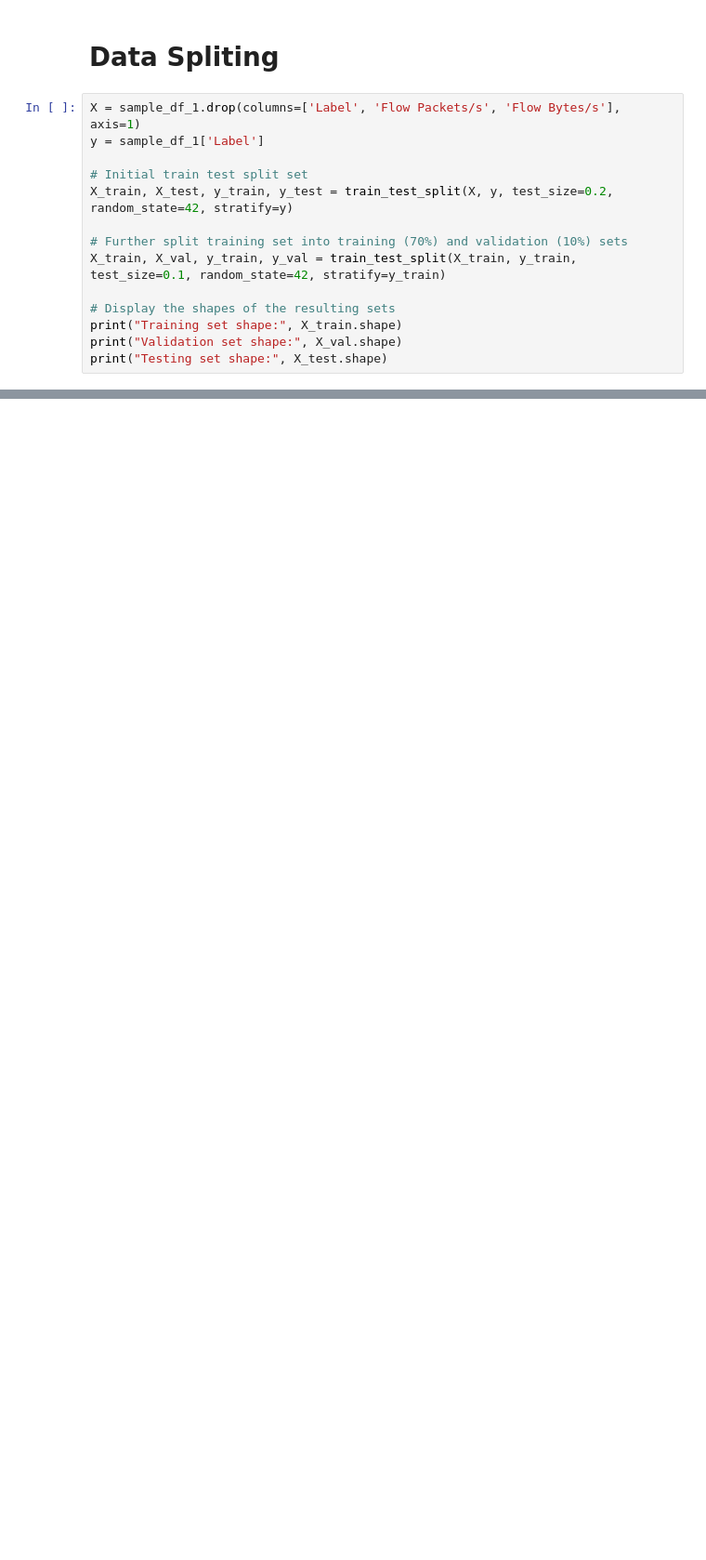
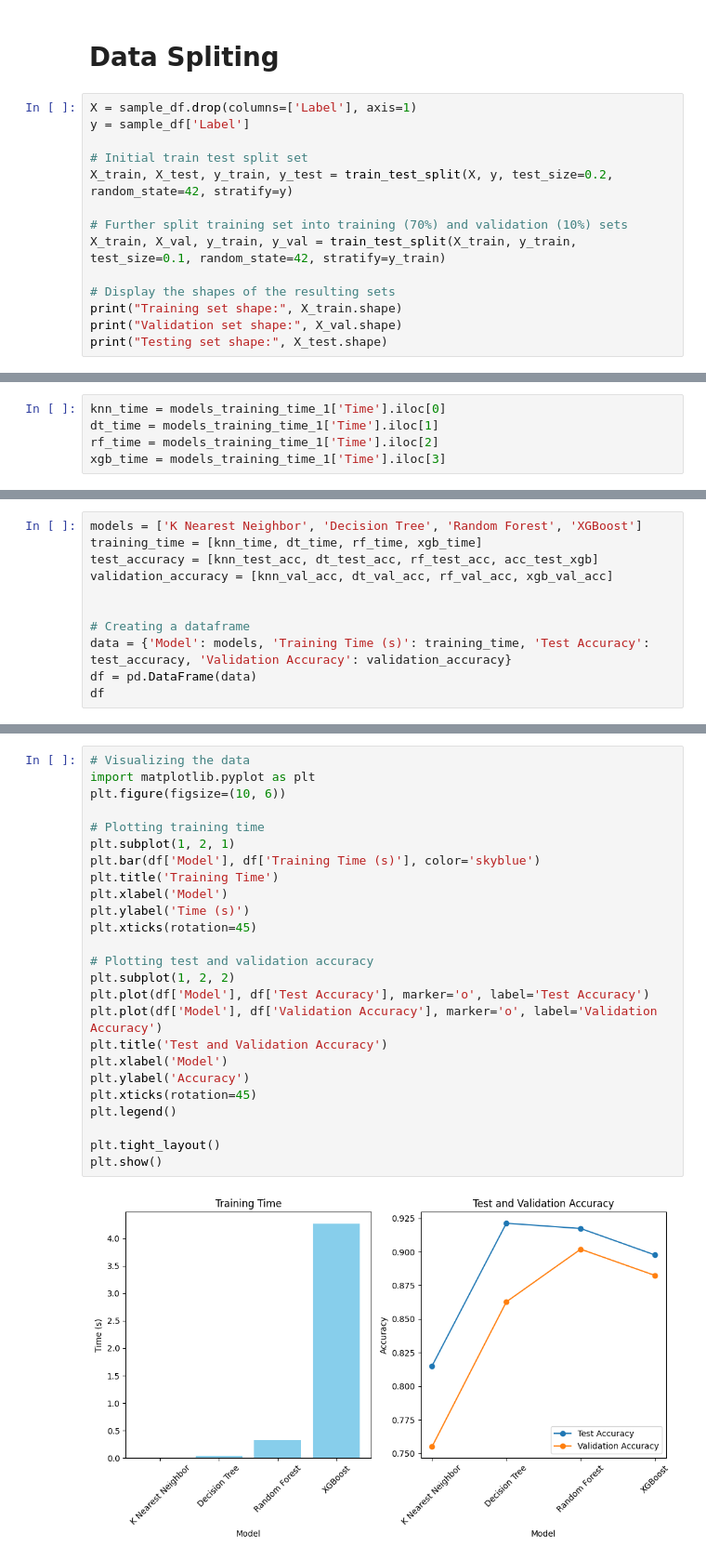
Before and after one commit to sin4ch/anomaly-based-IDS-using-ML, a Jupyter notebook: cicids-notebook.ipynb, the cells around one changed output, grey strips where cells are left out. Shown at 93% size. Drawn from its saved outputs; the diff is of its cells as text; blank space fills up the shorter version.

```diff
--- a/cicids-notebook.ipynb
+++ b/cicids-notebook.ipynb
@@ -146,8 +219,8 @@ sample_df_1['Label'] = le.fit_transform(sample_df_1['Label'])
 # %% [markdown]
 # Data Spliting
 # %%
-X = sample_df_1.drop(columns=['Label', 'Flow Packets/s', 'Flow Bytes/s'], axis=1)
-y = sample_df_1['Label']
+X = sample_df.drop(columns=['Label'], axis=1)
+y = sample_df['Label']
 
 # Initial train test split set
 X_train, X_test, y_train, y_test = train_test_split(X, y, test_size=0.2, random_state=42, stratify=y)
@@ -205,0 +429,5 @@ Wall time: 7.92 s
+# %%
+knn_time = models_training_time_1['Time'].iloc[0]
+dt_time = models_training_time_1['Time'].iloc[1]
+rf_time = models_training_time_1['Time'].iloc[2]
+xgb_time = models_training_time_1['Time'].iloc[3]
@@ -205,0 +436,11 @@ Wall time: 7.92 s
+# %%
+models = ['K Nearest Neighbor', 'Decision Tree', 'Random Forest', 'XGBoost']
+training_time = [knn_time, dt_time, rf_time, xgb_time]
+test_accuracy = [knn_test_acc, dt_test_acc, rf_test_acc, acc_test_xgb]
+validation_accuracy = [knn_val_acc, dt_val_acc, rf_val_acc, xgb_val_acc]
+
+
+# Creating a dataframe
+data = {'Model': models, 'Training Time (s)': training_time, 'Test Accuracy': test_accuracy, 'Validation Accuracy': validation_accuracy}
+df = pd.DataFrame(data)
+df
@@ -205,0 +457,27 @@ Wall time: 7.92 s
+# %%
+# Visualizing the data
+import matplotlib.pyplot as plt
+plt.figure(figsize=(10, 6))
+
+# Plotting training time
+plt.subplot(1, 2, 1)
+plt.bar(df['Model'], df['Training Time (s)'], color='skyblue')
+plt.title('Training Time')
+plt.xlabel('Model')
+plt.ylabel('Time (s)')
+plt.xticks(rotation=45)
+
+# Plotting test and validation accuracy
+plt.subplot(1, 2, 2)
+plt.plot(df['Model'], df['Test Accuracy'], marker='o', label='Test Accuracy')
+plt.plot(df['Model'], df['Validation Accuracy'], marker='o', label='Validation Accuracy')
+plt.title('Test and Validation Accuracy')
+plt.xlabel('Model')
+plt.ylabel('Accuracy')
+plt.xticks(rotation=45)
+plt.legend()
+
+plt.tight_layout()
+plt.show()
+# %% [output]
+[figure, added]
```
Also changed, not shown: parts of 42 cells of this notebook.
